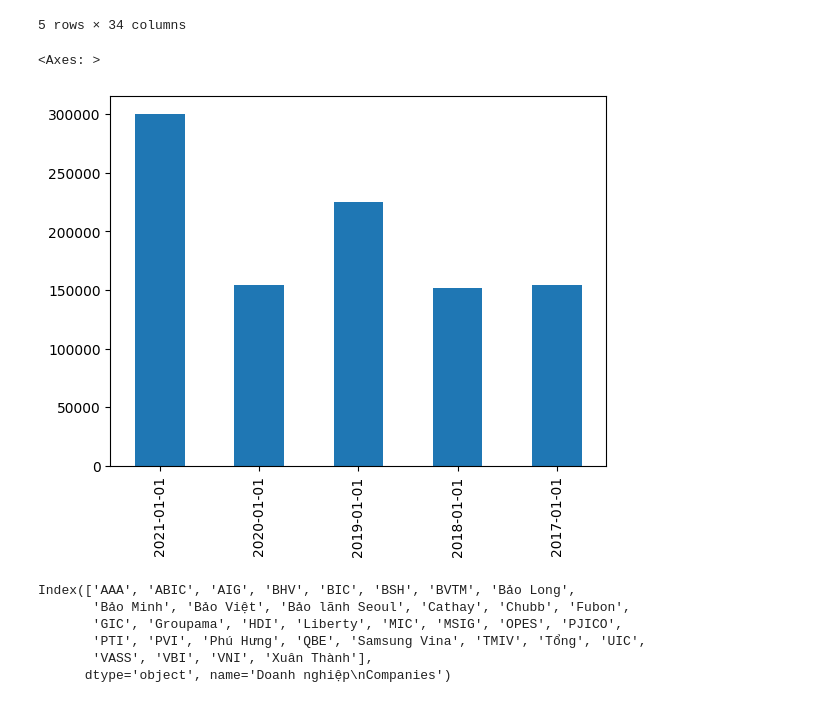
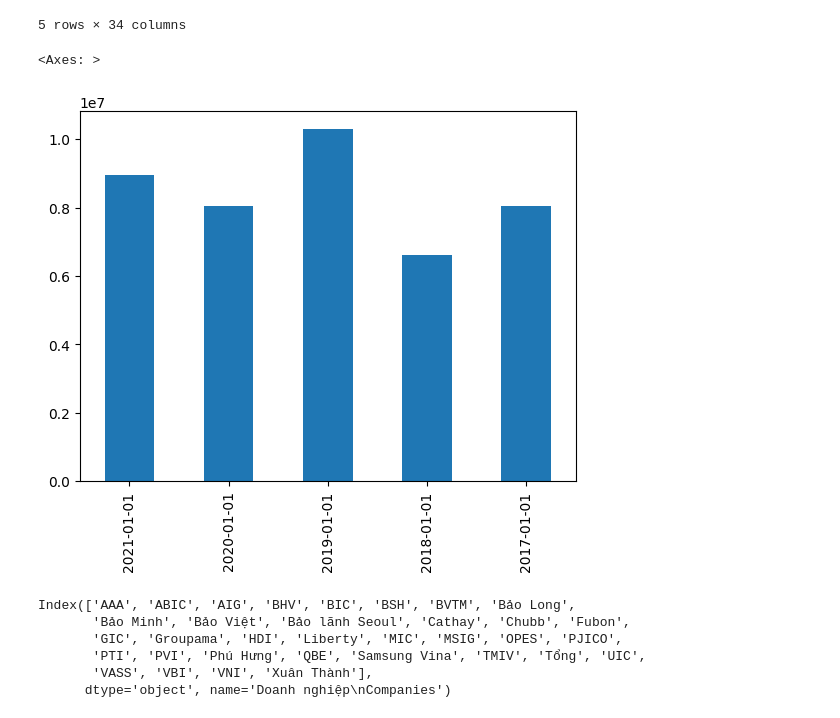
Before and after one commit to khanhtrinh2003/Insurance, a Jupyter notebook: main.ipynb, the cells around one changed output. Cells and saved outputs as stored; diff of their text form; code cells hidden in the pictures.

```diff
--- a/main.ipynb
+++ b/main.ipynb
@@ -26,0 +28,2 @@ import openpyxl
+# %%
+db=My_db(sqlite3.connect('insurance.db'))
@@ -27,3 +101,9 @@ import openpyxl
+# %%
+s3_21=db.read_data('s3_21')
+s3_20=db.read_data('s3_20')
+s3_19=db.read_data('s3_19')
+s3_18=db.read_data('s3_18')
+s3_17=db.read_data('s3_17')
 # %%
 insur_revenue=pd.concat([s3_21[['Doanh thu phí bảo hiểm gốc\nDirect premium\n']].T,
            s3_20[['Doanh thu phí bảo hiểm gốc\nDirect premium\n']].T,
@@ -43,10 +123,10 @@ insur_revenue
 | 2017-01-01 | 154192.0 | 406127.0 | 892990.0 | 3395912.0 | 889718.0 | 1235110.0 | 115763.00 | 8050894.0 | 1594278.0 | ... |
 5 rows × 34 columns
 # %%
-insur_revenue['Chubb'].plot(kind='bar')
+insur_revenue['Bảo Việt'].plot(kind='bar')
 # %% [output]
 <Axes: >
-[figure, old version]
+[figure, new version]
 # %%
 insur_revenue.columns.difference(['tổng'])
 # %% [output]
```
Also changed, not shown: parts of 6 cells of this notebook, 2 other files.
